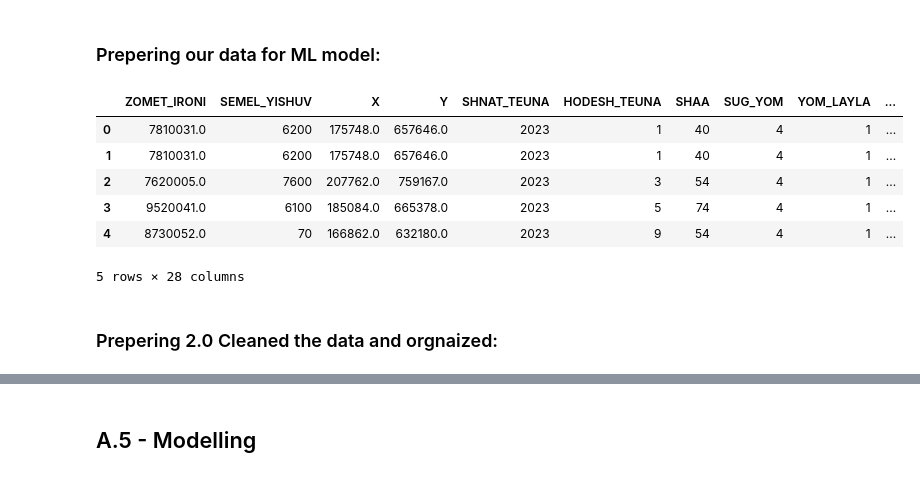
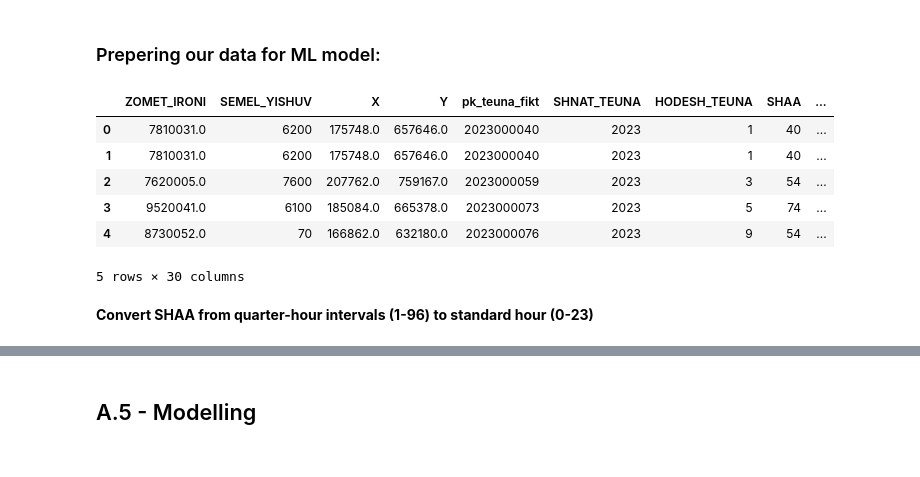
Before and after one commit to itamarshapira/SafeJunctionDetecion-ML, a Jupyter notebook: SafeJunctionDetection.ipynb, the cells around one changed output, grey strips where cells are left out. Saved outputs shown, nothing was run; the diff lists cells and outputs as text; code cells hidden in the pictures.

```diff
--- a/SafeJunctionDetection.ipynb
+++ b/SafeJunctionDetection.ipynb
@@ -579,7 +579,7 @@ df = pd.read_csv('data/df_with_risk_score.csv')  # adjust path if needed
 
 columns_to_keep = [
     # General identification
-    'ZOMET_IRONI', 'SEMEL_YISHUV', 'X', 'Y',
+    'ZOMET_IRONI', 'SEMEL_YISHUV', 'X', 'Y', 'pk_teuna_fikt',
 
     # Time and Date features
     'SHNAT_TEUNA', 'HODESH_TEUNA', 'SHAA', 'SUG_YOM', 'YOM_LAYLA', 'YOM_BASHAVUA',
@@ -595,51 +595,51 @@ columns_to_keep = [
     'NAFA',
 
     # Driver features
-    'KVUZA_GIL', 'MIN',
+    'KVUZA_GIL', 'MIN','SUG_REHEV_NASA_LMS',
 
     # Target
     'base_risk_score'
 ]
 
 # Keep only the selected columns
-df_clean = df[columns_to_keep].copy()
+df_for_model = df[columns_to_keep].copy()
 
 # ====================================
 # 4. Create a new feature: veteran_driver_years
 # ====================================
 
 # If SHNAT_HOZAA (license issue year) exists, calculate driver experience
 if 'SHNAT_HOZAA' in df.columns:
     # Replace SHNAT_HOZAA equal to 0 or 2025 with NaN to avoid unrealistic experience calculation
     df['SHNAT_HOZAA'] = df['SHNAT_HOZAA'].replace([0, 2025], np.nan)
 
     # Calculate driver experience (veteran_driver_years)
-    df_clean['veteran_driver_years'] = (2025 - df['SHNAT_HOZAA']).clip(lower=0)
+    df_for_model['veteran_driver_years'] = (2025 - df['SHNAT_HOZAA']).clip(lower=0)
 else:
     # If SHNAT_HOZAA is not available, fill veteran_driver_years with None
-    df_clean['veteran_driver_years'] = None
+    df_for_model['veteran_driver_years'] = None
 
 # ====================================
 # 5. Final review
 # ====================================
 
 # Display the first few rows to check
-df_clean.head()
+df_for_model.head()
 
 # ====================================
 # 6. (Optional) Save the cleaned dataset
 # ====================================
 
 # Save if you want to have a clean version for the model training
-# df_clean.to_csv('data/df_for_model.csv', index=False)
-df_clean.head()
+#df_for_model.to_csv('data/df_for_model.csv', index=False)
+df_for_model.head()
 # %% [output]
-|  | ZOMET_IRONI | SEMEL_YISHUV | X | Y | SHNAT_TEUNA | HODESH_TEUNA | SHAA | SUG_YOM | YOM_LAYLA | ... |
-| 0 | 7810031.0 | 6200 | 175748.0 | 657646.0 | 2023 | 1 | 40 | 4 | 1 | ... |
-| 1 | 7810031.0 | 6200 | 175748.0 | 657646.0 | 2023 | 1 | 40 | 4 | 1 | ... |
-| 2 | 7620005.0 | 7600 | 207762.0 | 759167.0 | 2023 | 3 | 54 | 4 | 1 | ... |
-| 3 | 9520041.0 | 6100 | 185084.0 | 665378.0 | 2023 | 5 | 74 | 4 | 1 | ... |
-| 4 | 8730052.0 | 70 | 166862.0 | 632180.0 | 2023 | 9 | 54 | 4 | 1 | ... |
+|  | ZOMET_IRONI | SEMEL_YISHUV | X | Y | pk_teuna_fikt | SHNAT_TEUNA | HODESH_TEUNA | SHAA | ... |
+| 0 | 7810031.0 | 6200 | 175748.0 | 657646.0 | 2023000040 | 2023 | 1 | 40 | ... |
+| 1 | 7810031.0 | 6200 | 175748.0 | 657646.0 | 2023000040 | 2023 | 1 | 40 | ... |
+| 2 | 7620005.0 | 7600 | 207762.0 | 759167.0 | 2023000059 | 2023 | 3 | 54 | ... |
+| 3 | 9520041.0 | 6100 | 185084.0 | 665378.0 | 2023000073 | 2023 | 5 | 74 | ... |
+| 4 | 8730052.0 | 70 | 166862.0 | 632180.0 | 2023000076 | 2023 | 9 | 54 | ... |
-5 rows × 28 columns
+5 rows × 30 columns
 # %% [markdown]
-### Prepering 2.0 Cleaned the data and orgnaized:
+**Convert SHAA from quarter-hour intervals (1-96) to standard hour (0-23)**
```
Also changed, not shown: parts of 84 cells of this notebook, 2 other files.
